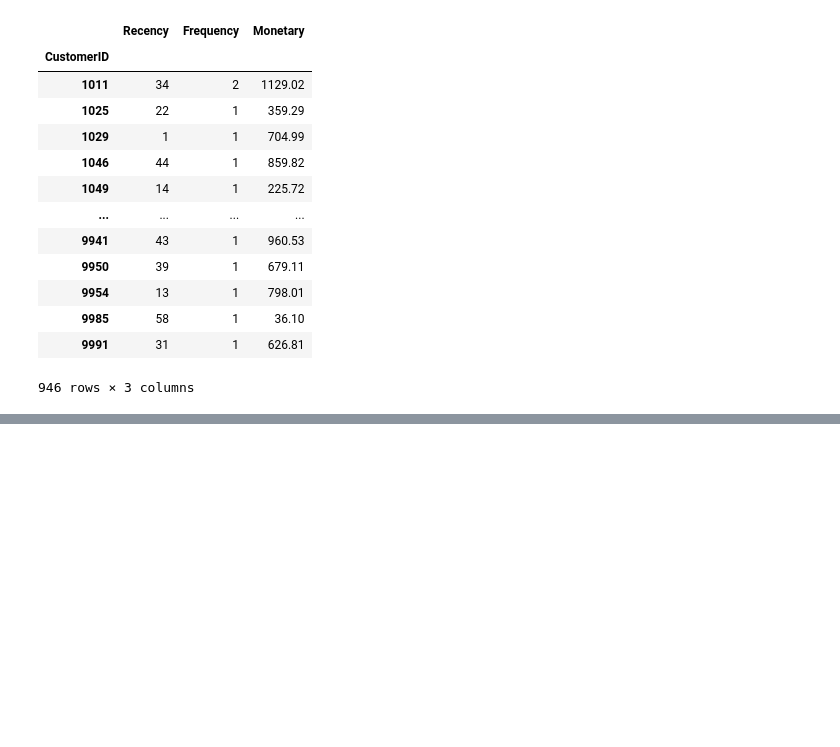
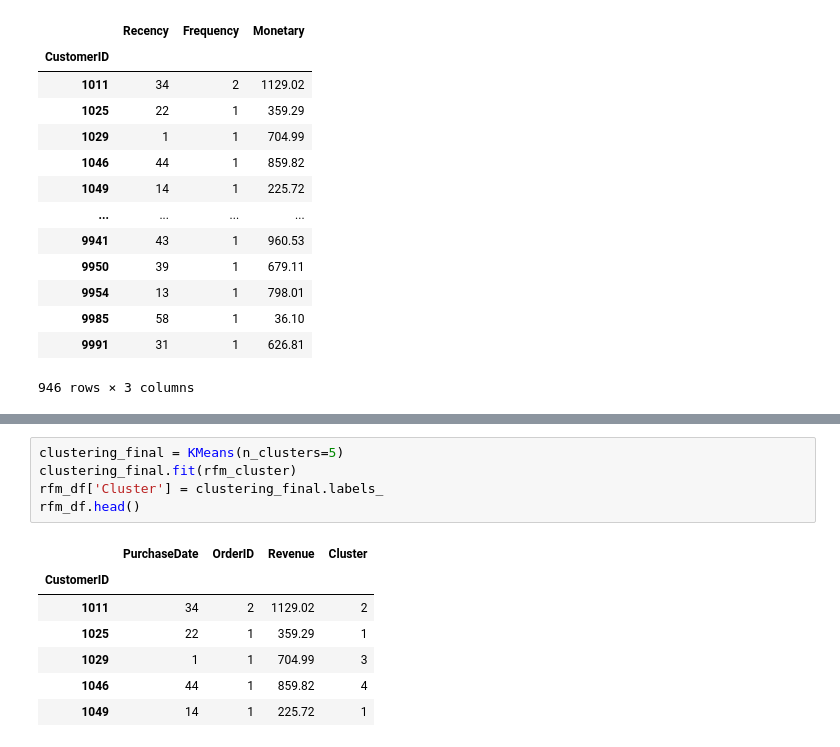
Before and after one commit to KrisBruurs/automated-customer-segmentation-dashboard, a Jupyter notebook: src/rfm.ipynb, the cells around one changed output, grey strips where cells are left out. Saved outputs shown, nothing was run; the diff lists cells and outputs as text; blank space fills up the shorter version.

```diff
--- a/src/rfm.ipynb
+++ b/src/rfm.ipynb
@@ -78,0 +103,13 @@ rfm_df.rename(columns={
+# %%
+clustering_final = KMeans(n_clusters=5)
+clustering_final.fit(rfm_cluster)
+rfm_df['Cluster'] = clustering_final.labels_
+rfm_df.head()
+# %% [output]
+|  | PurchaseDate | OrderID | Revenue | Cluster |
+| CustomerID |  |  |  |  |
+| 1011 | 34 | 2 | 1129.02 | 2 |
+| 1025 | 22 | 1 | 359.29 | 1 |
+| 1029 | 1 | 1 | 704.99 | 3 |
+| 1046 | 44 | 1 | 859.82 | 4 |
+| 1049 | 14 | 1 | 225.72 | 1 |
```
Also changed, not shown: parts of 5 cells of this notebook, 4 other files.
